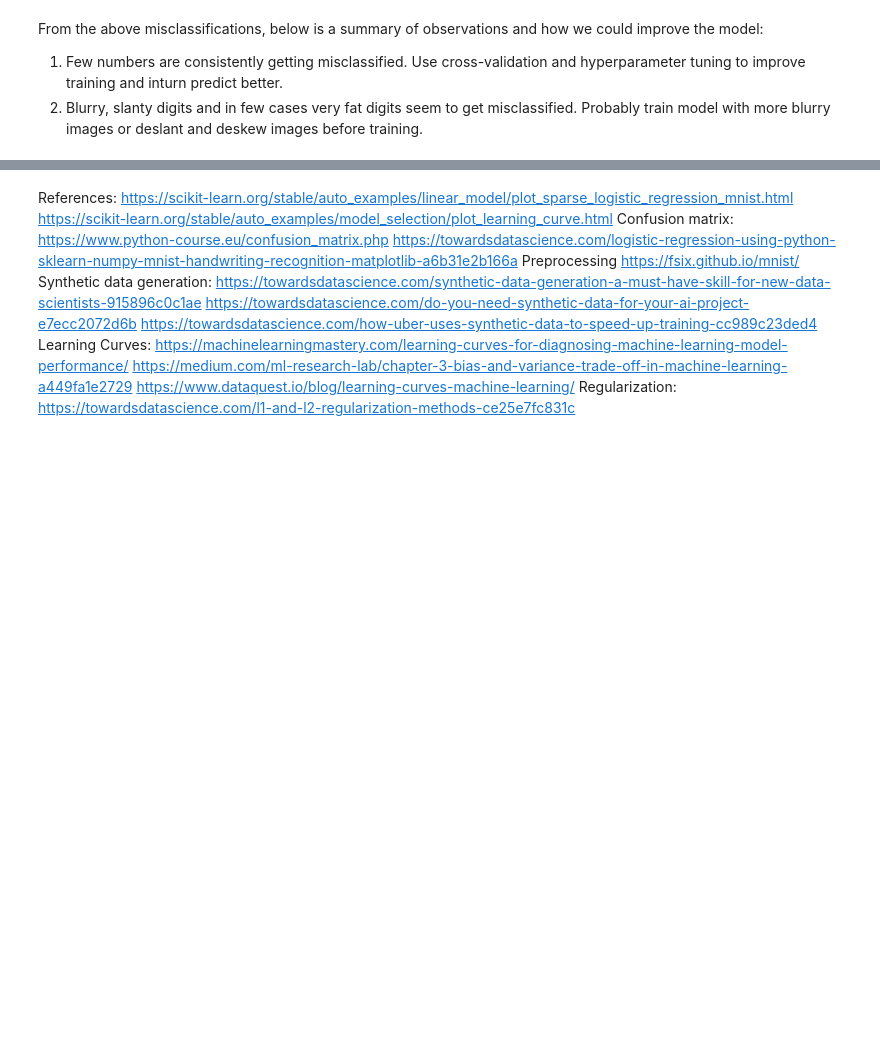
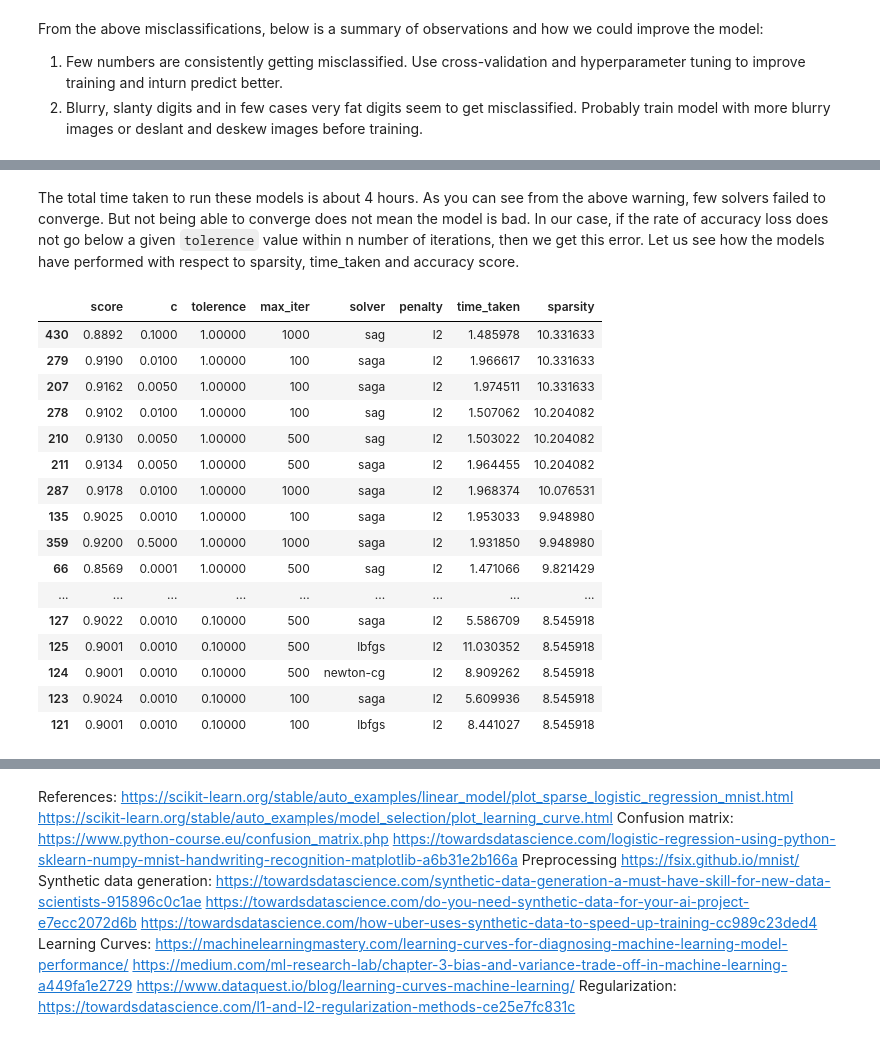
Before and after one commit to vandana-iyer/MNIST-playground, a Jupyter notebook: Linear Classifiers/01_MNIST_LogisticRegression.ipynb, the cells around one changed output, grey strips where cells are left out. Drawn from its saved outputs; the diff is of its cells as text; code cells hidden in the pictures; blank space fills up the shorter version.

```diff
--- a/Linear Classifiers/01_MNIST_LogisticRegression.ipynb
+++ b/Linear Classifiers/01_MNIST_LogisticRegression.ipynb
@@ -759,0 +446,30 @@ for i, title in enumerate(titles):
+# %% [markdown]
+The total time taken to run these models is about 4 hours. As you can see from the above warning, few solvers failed to converge. But not being able to converge does not mean the model is bad. In our case, if the rate of accuracy loss does not go below a given `tolerence` value within n number of iterations, then we get this error. Let us see how the models have performed with respect to sparsity, time_taken and accuracy score.
+# %%
+pd.set_option('display.max_rows', 1000)
+
+results = pd.DataFrame(iter_results)
+report = results[['score', 'c', 'tolerence', 'max_iter', 'solver', 'penalty', 'time_taken', 'sparsity']]
+# %%
+# Sort by sparsity
+
+report_by_sparsity = report.sort_values(by='sparsity', ascending=False)
+report_by_sparsity
+# %% [output]
+|  | score | c | tolerence | max_iter | solver | penalty | time_taken | sparsity |
+| 430 | 0.8892 | 0.1000 | 1.00000 | 1000 | sag | l2 | 1.485978 | 10.331633 |
+| 279 | 0.9190 | 0.0100 | 1.00000 | 100 | saga | l2 | 1.966617 | 10.331633 |
+| 207 | 0.9162 | 0.0050 | 1.00000 | 100 | saga | l2 | 1.974511 | 10.331633 |
+| 278 | 0.9102 | 0.0100 | 1.00000 | 100 | sag | l2 | 1.507062 | 10.204082 |
+| 210 | 0.9130 | 0.0050 | 1.00000 | 500 | sag | l2 | 1.503022 | 10.204082 |
+| 211 | 0.9134 | 0.0050 | 1.00000 | 500 | saga | l2 | 1.964455 | 10.204082 |
+| 287 | 0.9178 | 0.0100 | 1.00000 | 1000 | saga | l2 | 1.968374 | 10.076531 |
+| 135 | 0.9025 | 0.0010 | 1.00000 | 100 | saga | l2 | 1.953033 | 9.948980 |
+| 359 | 0.9200 | 0.5000 | 1.00000 | 1000 | saga | l2 | 1.931850 | 9.948980 |
+| 66 | 0.8569 | 0.0001 | 1.00000 | 500 | sag | l2 | 1.471066 | 9.821429 |
+| ... | ... | ... | ... | ... | ... | ... | ... | ... |
+| 127 | 0.9022 | 0.0010 | 0.10000 | 500 | saga | l2 | 5.586709 | 8.545918 |
+| 125 | 0.9001 | 0.0010 | 0.10000 | 500 | lbfgs | l2 | 11.030352 | 8.545918 |
+| 124 | 0.9001 | 0.0010 | 0.10000 | 500 | newton-cg | l2 | 8.909262 | 8.545918 |
+| 123 | 0.9024 | 0.0010 | 0.10000 | 100 | saga | l2 | 5.609936 | 8.545918 |
+| 121 | 0.9001 | 0.0010 | 0.10000 | 100 | lbfgs | l2 | 8.441027 | 8.545918 |
```
Also changed, not shown: parts of 50 cells of this notebook.
